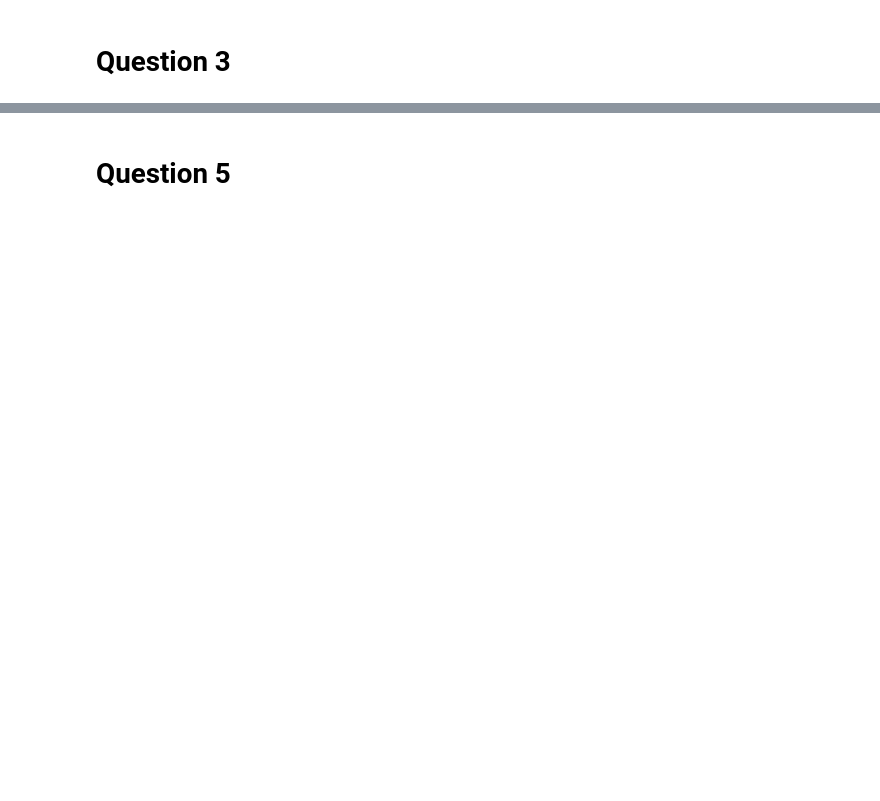
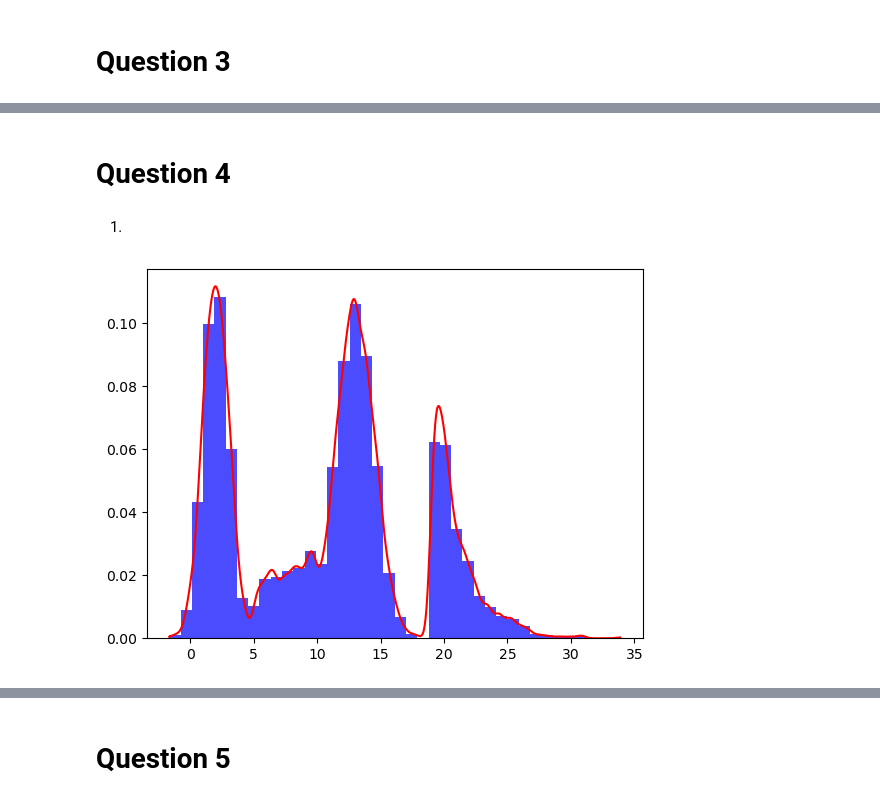
Before and after one commit to kennethaldridge/DS4400-HW, a Jupyter notebook: ds4400_hw5.ipynb, the cells around one changed output, grey strips where cells are left out. Drawn from its saved outputs; the diff is of its cells as text; code cells hidden in the pictures; blank space fills up the shorter version.

```diff
--- a/ds4400_hw5.ipynb
+++ b/ds4400_hw5.ipynb
@@ -36,0 +140,30 @@ plt.show()
+# %% [markdown]
+# Question 4
+# %% [markdown]
+1)
+# %%
+# Get KDE p(x)
+X = genfromtxt('complex_distribution.csv', delimiter=',')
+n = len(X)
+
+x = np.linspace(np.min(X), np.max(X), 1000)
+
+def gaussian(x, mean, sd):
+    return (1/(sd * np.sqrt(2*np.pi))) * np.exp(-0.5 * ((x-mean)/sd)**2)
+
+sd = 0.3
+def p(x):
+    pdf = 0
+    for i in range(n):
+        pdf = pdf + gaussian(x, X[i], sd)
+
+    pdf = pdf/n
+    return pdf
+
+pdf = p(x)
+
+plt.hist(X, 40, facecolor='blue', alpha=0.7, density=True)
+plt.plot(x, pdf, color='red')
+plt.show()
+# %% [output]
+[figure, added]
```
Also changed, not shown: parts of 27 cells of this notebook, 2 other files.
